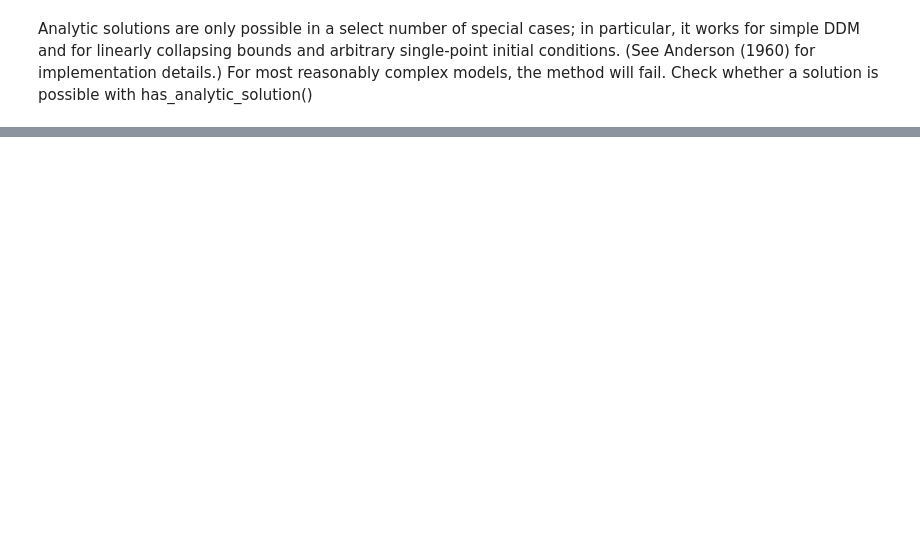
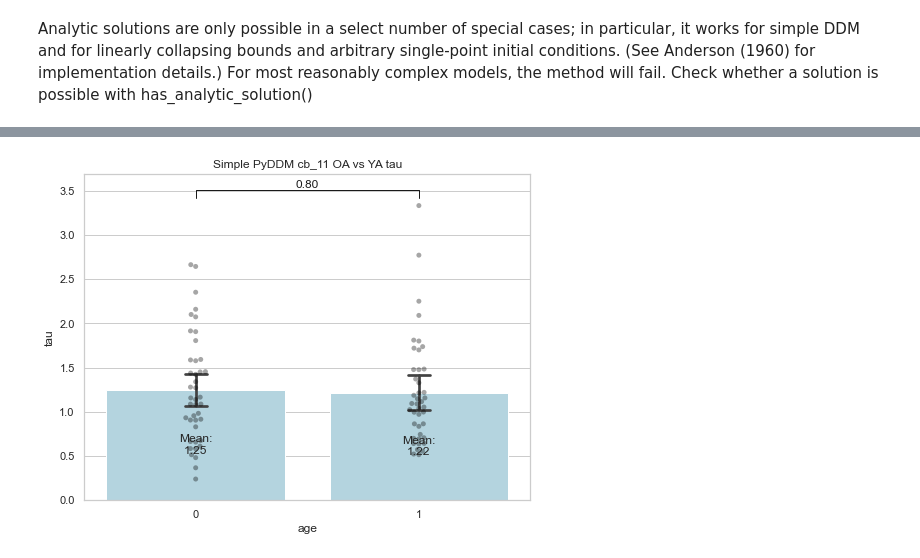
Before and after one commit to LNDG/EyeMem, a Jupyter notebook: PyDDM/PyDDM .ipynb, the cells around one changed output, grey strips where cells are left out. Drawn from its saved outputs; the diff is of its cells as text; code cells hidden in the pictures; blank space fills up the shorter version.

```diff
--- a/PyDDM/PyDDM .ipynb
+++ b/PyDDM/PyDDM .ipynb
@@ -486,0 +514,4 @@ fit_1.describe()
+# %%
+plot_bar(df_11, 'tau', "0.80", 'cb_11')
+# %% [output]
+[figure, added]
```
Also changed, not shown: parts of 52 cells of this notebook, 27 other files.
